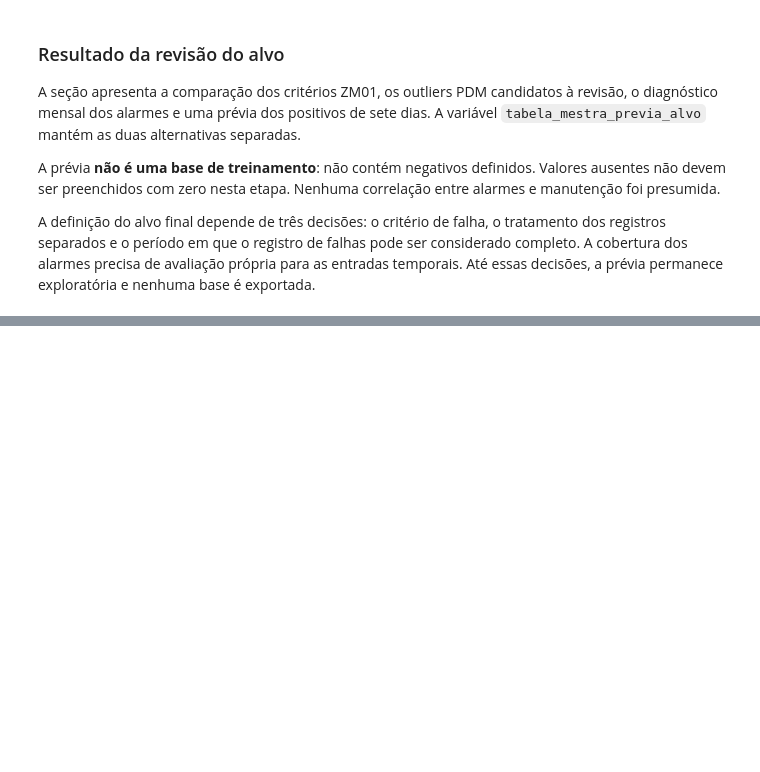
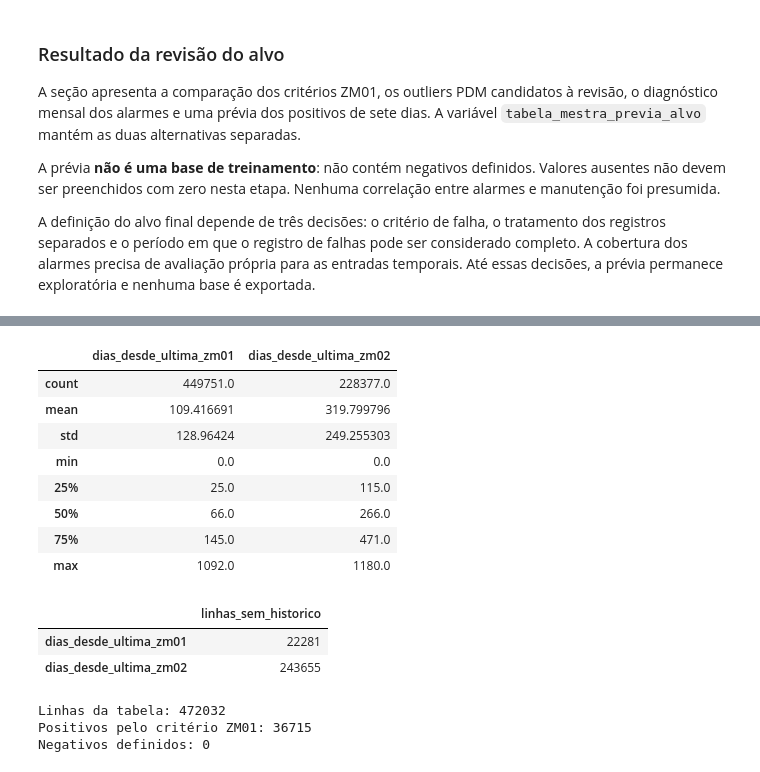
Before and after one commit to joaocardosodias/Lumem, a Jupyter notebook: models/modelo-rnn-1/01-criacao-tabela-mestra.ipynb, the cells around one changed output, grey strips where cells are left out. Cells and saved outputs as stored; diff of their text form; code cells hidden in the pictures; blank space fills up the shorter version.

```diff
--- a/models/modelo-rnn-1/01-criacao-tabela-mestra.ipynb
+++ b/models/modelo-rnn-1/01-criacao-tabela-mestra.ipynb
@@ -1590,0 +1762,66 @@ A definição do alvo final depende de três decisões: o critério de falha, o
+# %%
+assert len(tabela_mestra_historico) == len(tabela_mestra_manutencoes)
+assert not tabela_mestra_historico.duplicated(["chave_candidata", "data"]).any()
+assert tabela_mestra_historico["falha_7d"].dropna().eq(1).all()
+
+for tipo in ["zm01", "zm02"]:
+    coluna_data = f"data_ultima_{tipo}_registrada"
+    coluna_dias = f"dias_desde_ultima_{tipo}"
+    coluna_contagem = f"qtd_ordens_{tipo}_inicio_avaria"
+
+    tem_historico = tabela_mestra_historico[coluna_data].notna()
+    tem_registro_hoje = tabela_mestra_historico[coluna_contagem].gt(0)
+
+    assert (
+        tabela_mestra_historico.loc[tem_historico, coluna_data]
+        <= tabela_mestra_historico.loc[tem_historico, "data"]
+    ).all()
+    assert tabela_mestra_historico[coluna_dias].dropna().ge(0).all()
+    assert tabela_mestra_historico.loc[tem_registro_hoje, coluna_dias].eq(0).all()
+
+inicio_calendario = tabela_mestra_historico.loc[
+    tabela_mestra_historico["data"].eq(DATA_INICIO)
+].copy()
+sem_zm01_no_inicio = inicio_calendario["qtd_ordens_zm01_inicio_avaria"].isna()
+esperado_zm01 = inicio_calendario.loc[
+    sem_zm01_no_inicio, "chave_candidata"
+].map(ultima_zm01_antes)
+pd.testing.assert_series_equal(
+    inicio_calendario.loc[sem_zm01_no_inicio, "data_ultima_zm01_registrada"],
+    esperado_zm01,
+    check_names=False,
+)
+
+sem_zm02_no_inicio = inicio_calendario["qtd_ordens_zm02_inicio_avaria"].isna()
+esperado_zm02 = inicio_calendario.loc[
+    sem_zm02_no_inicio, "chave_candidata"
+].map(ultima_zm02_antes)
+pd.testing.assert_series_equal(
+    inicio_calendario.loc[sem_zm02_no_inicio, "data_ultima_zm02_registrada"],
+    esperado_zm02,
+    check_names=False,
+)
+
+colunas_historico = ["dias_desde_ultima_zm01", "dias_desde_ultima_zm02"]
+display(tabela_mestra_historico[colunas_historico].describe())
+display(tabela_mestra_historico[colunas_historico].isna().sum().to_frame("linhas_sem_historico"))
+
+print("Linhas da tabela:", len(tabela_mestra_historico))
+print("Positivos pelo critério ZM01:", tabela_mestra_historico["falha_7d"].eq(1).sum())
+print("Negativos definidos:", tabela_mestra_historico["falha_7d"].eq(0).sum())
+# %% [output]
+|  | dias_desde_ultima_zm01 | dias_desde_ultima_zm02 |
+| count | 449751.0 | 228377.0 |
+| mean | 109.416691 | 319.799796 |
+| std | 128.96424 | 249.255303 |
+| min | 0.0 | 0.0 |
+| 25% | 25.0 | 115.0 |
+| 50% | 66.0 | 266.0 |
+| 75% | 145.0 | 471.0 |
+| max | 1092.0 | 1180.0 |
+|  | linhas_sem_historico |
+| dias_desde_ultima_zm01 | 22281 |
+| dias_desde_ultima_zm02 | 243655 |
+Linhas da tabela: 472032
+Positivos pelo critério ZM01: 36715
+Negativos definidos: 0
```
Also changed, not shown: parts of 9 cells of this notebook.
